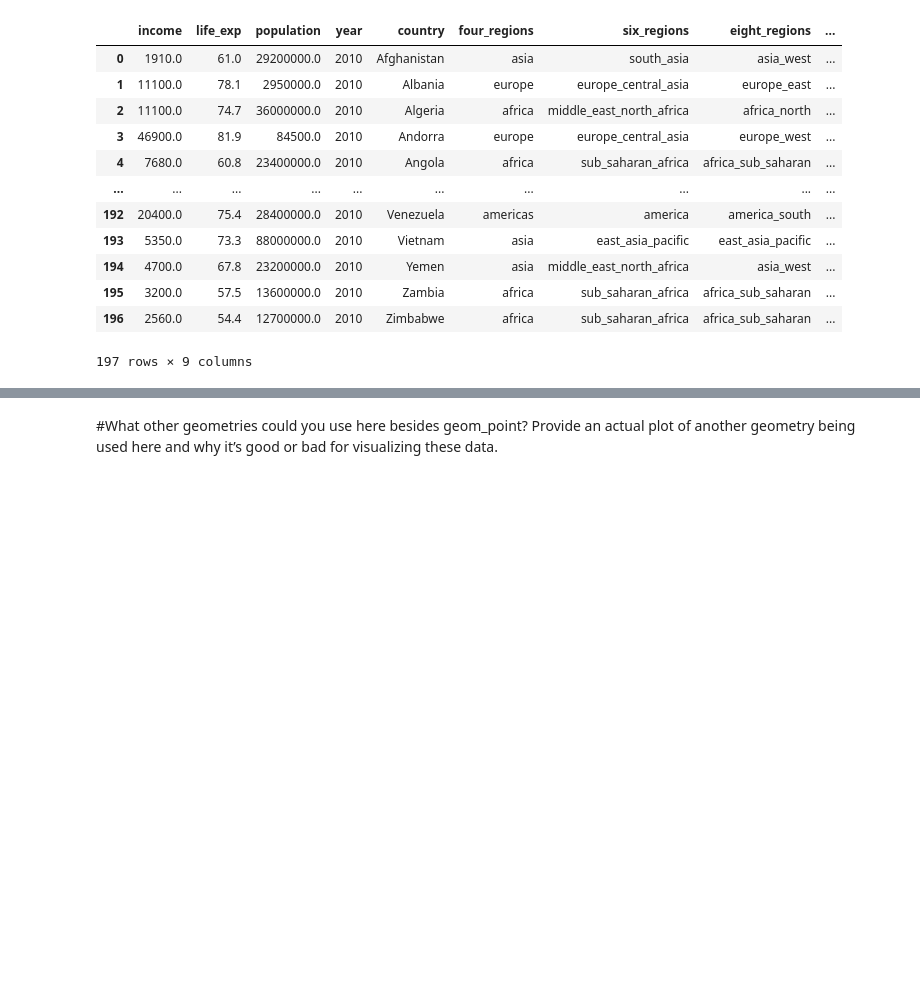
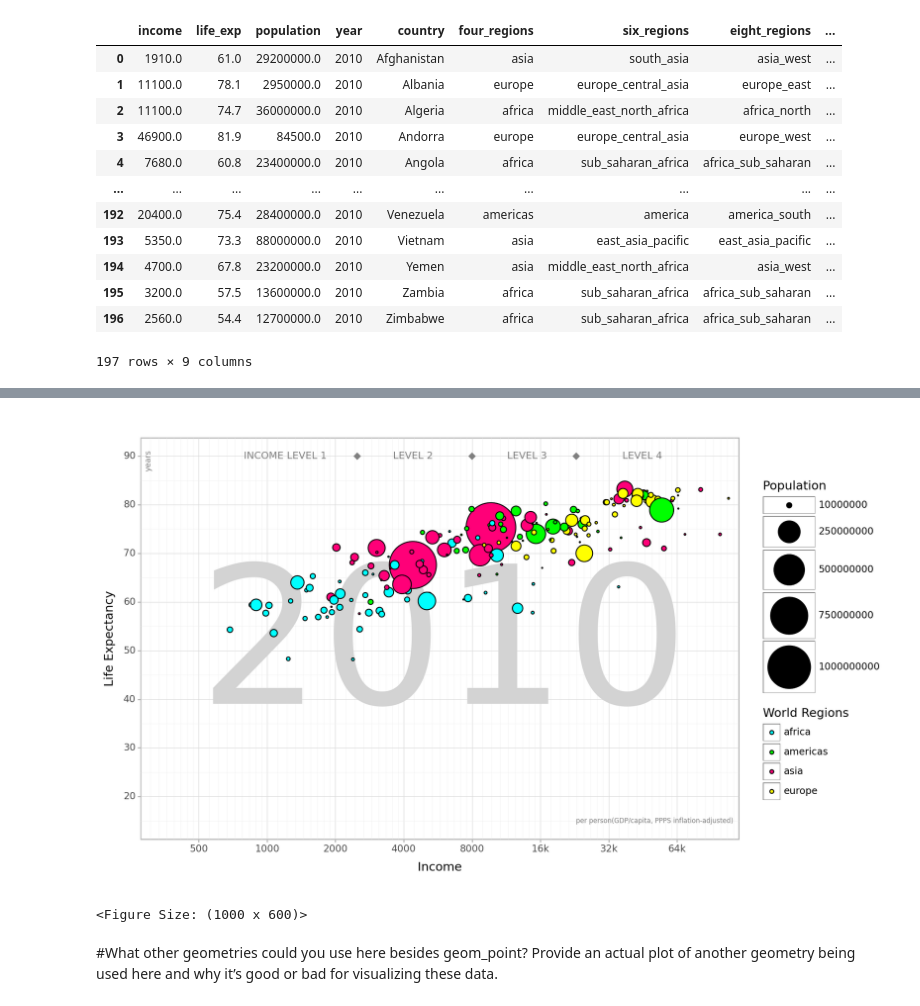
Before and after one commit to alexahildebrand/GSB544, a Jupyter notebook: Lab_1_.ipynb, the cells around one changed output, grey strips where cells are left out. Drawn from its saved outputs; the diff is of its cells as text; code cells hidden in the pictures; blank space fills up the shorter version.

```diff
--- a/Lab_1_.ipynb
+++ b/Lab_1_.ipynb
@@ -76,2 +37,49 @@ ggplot(df1,aes(x="income", y="life_exp", fill = "four_regions"))
+# %%
+df1 = df1.dropna()
+# %%
+#Recreate the plot as best you can using plotnine.
+
+color_dict = {'africa':'cyan',
+             'americas':'lime',
+             'europe':'yellow',
+             'asia':'#FF0078' }
+
+population_values = [10000000,250000000,500000000,750000000,1000000000]
+
+(
+ggplot(df1,aes(x="income", y="life_exp", fill = "four_regions"))
++annotate ("text", label = "2010", x=6000,y=50, color = "lightgray", size = 175)
+#+scale_x_continuous(breaks =[0,500,1000,2000,4000,8000,16000,32000,64000],trans = mizani.transforms.log_trans(base=2),
+                #labels = [0,500,1000,2000,4000,8000,'16k','32k','64k'])
+#+scale_x_log10(breaks =[500,1000,2000,4000,8000,16000,32000,64000], labels = [500,1000,2000,4000,8000,'16k','32k','64k'] )
+#+scale_x_log10(breaks =[500,1000,2000,4000,8000,16000,32000,64000], labels = [500,1000,2000,4000,8000,16000,32000,64000])
++geom_point(aes(size='population'))
++scale_x_log10(breaks = [500,1000,2000,4000,8000,16000,32000,64000],labels =[500,1000,2000,4000,8000,'16k', '32k', '64k'], limits = (0,120000))
++scale_size_area(max_size = 25,breaks =population_values)
++annotate ("text", label = "per person(GDP/capita, PPPS inflation-adjusted)", x=51000,y=15, color = "gray", size = 6)
++annotate ("text", label = "years", x=300,y=89, color = "gray", size = 7, angle =90)
++annotate ("text", label = "INCOME LEVEL 1", x=1200,y=90, color = "gray", size = 9)
++annotate ("text", label = "◆", x=2500,y=90, color = "gray", size = 9)
++annotate ("text", label = "LEVEL 2", x=4400,y=90, color = "gray", size = 9)
++annotate ("text", label = "◆", x=8000,y=90, color = "gray", size = 9)
++annotate ("text", label = "LEVEL 3", x=14000,y=90, color = "gray", size = 9)
++annotate ("text", label = "◆", x=23000,y=90, color = "gray", size = 9)
++annotate ("text", label = "LEVEL 4", x=45000,y=90, color = "gray", size = 9)
++scale_y_continuous(breaks = [20,30,40,50,60,70,80,90], limits = [15,90])
++theme_light()
+#+theme(text = element_text(color="dimgray"),
+     # axis_line_x =element_line(color = "darkgray"),
+     # axis_line_y =element_line(color = "darkgray"),
+      #line = element_line(color="lightgray", size =1.4))
++scale_color_manual(values = color_dict)
++scale_fill_manual(values = color_dict)
++labs(y = "Life Expectancy", x="Income")
++labs(fill = "World Regions")
++labs(size = "Population")
++theme(figure_size = (10,6))
+)
+# %% [output]
+[figure, added]
+<Figure Size: (1000 x 600)>
 # %% [markdown]
 #What other geometries could you use here besides geom_point? Provide an actual plot of another geometry being used here and why it’s good or bad for visualizing these data.
```
Also changed, not shown: parts of 23 cells of this notebook.
